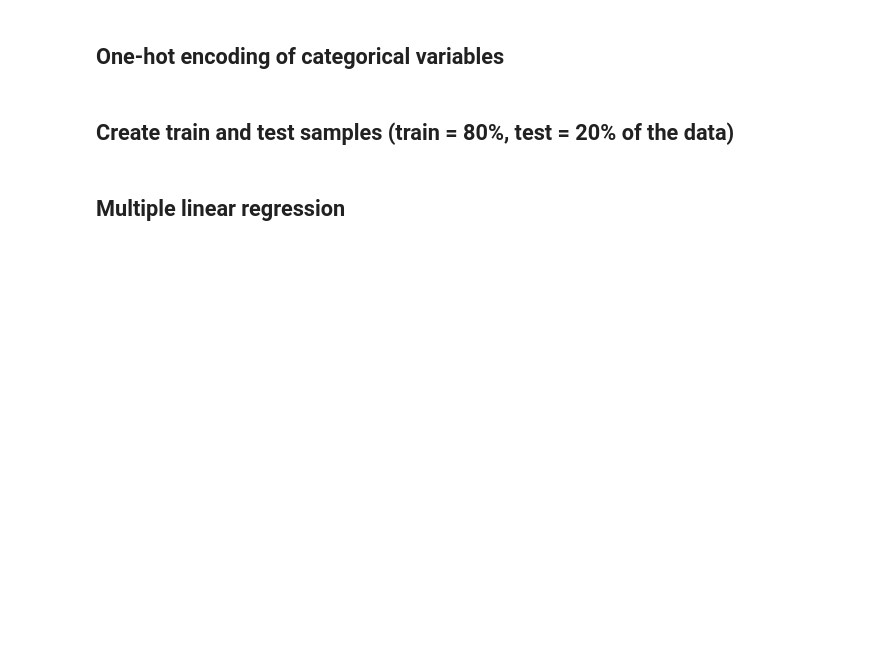
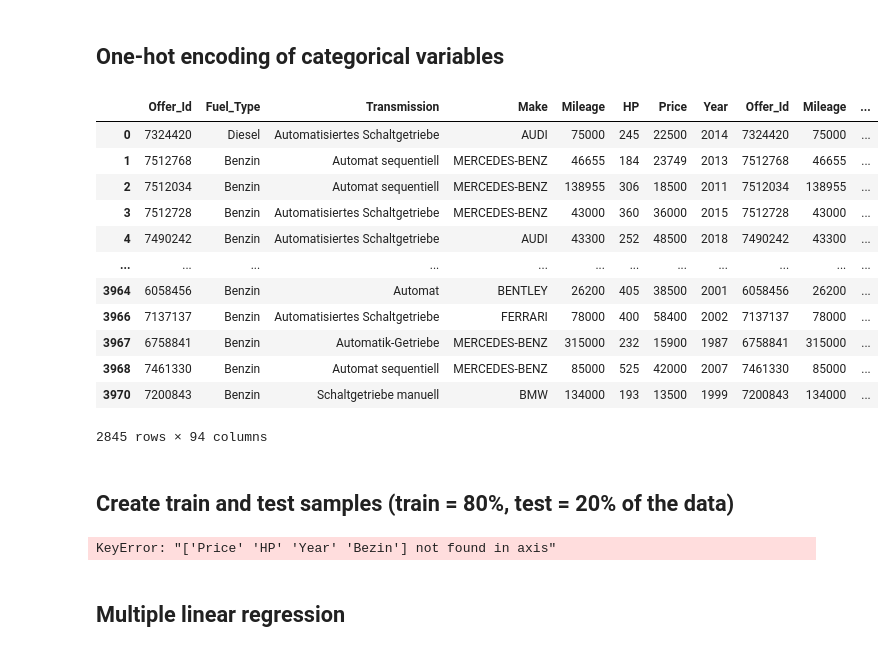
Before and after one commit to mario-gellrich-zhaw/data_analytics, a Jupyter notebook: WTYK/LC_08/regression_analysis.ipynb, the cells around one changed output. Saved outputs shown, nothing was run; the diff lists cells and outputs as text; code cells hidden in the pictures; blank space fills up the shorter version.

```diff
--- a/WTYK/LC_08/regression_analysis.ipynb
+++ b/WTYK/LC_08/regression_analysis.ipynb
@@ -82,8 +82,24 @@ df
 ## One-hot encoding of categorical variables
 # %%
 # Perform one-hot encoding
-
+one_hot_enconded = pd.get_dummies(df, columns=['Make', 'Fuel_Type', 'Transmission'])
 
 # Concatenate the new one-hot encoded columns with the original DataFrame
+one_hot_enconded = pd.concat([df, one_hot_enconded], axis=1)
+one_hot_enconded
+# %% [output]
+|  | Offer_Id | Fuel_Type | Transmission | Make | Mileage | HP | Price | Year | Offer_Id | Mileage | ... |
+| 0 | 7324420 | Diesel | Automatisiertes Schaltgetriebe | AUDI | 75000 | 245 | 22500 | 2014 | 7324420 | 75000 | ... |
+| 1 | 7512768 | Benzin | Automat sequentiell | MERCEDES-BENZ | 46655 | 184 | 23749 | 2013 | 7512768 | 46655 | ... |
+| 2 | 7512034 | Benzin | Automat sequentiell | MERCEDES-BENZ | 138955 | 306 | 18500 | 2011 | 7512034 | 138955 | ... |
+| 3 | 7512728 | Benzin | Automatisiertes Schaltgetriebe | MERCEDES-BENZ | 43000 | 360 | 36000 | 2015 | 7512728 | 43000 | ... |
+| 4 | 7490242 | Benzin | Automatisiertes Schaltgetriebe | AUDI | 43300 | 252 | 48500 | 2018 | 7490242 | 43300 | ... |
+| ... | ... | ... | ... | ... | ... | ... | ... | ... | ... | ... | ... |
+| 3964 | 6058456 | Benzin | Automat | BENTLEY | 26200 | 405 | 38500 | 2001 | 6058456 | 26200 | ... |
+| 3966 | 7137137 | Benzin | Automatisiertes Schaltgetriebe | FERRARI | 78000 | 400 | 58400 | 2002 | 7137137 | 78000 | ... |
+| 3967 | 6758841 | Benzin | Automatik-Getriebe | MERCEDES-BENZ | 315000 | 232 | 15900 | 1987 | 6758841 | 315000 | ... |
+| 3968 | 7461330 | Benzin | Automat sequentiell | MERCEDES-BENZ | 85000 | 525 | 42000 | 2007 | 7461330 | 85000 | ... |
+| 3970 | 7200843 | Benzin | Schaltgetriebe manuell | BMW | 134000 | 193 | 13500 | 1999 | 7200843 | 134000 | ... |
+2845 rows × 94 columns
 # %% [markdown]
 ## Create train and test samples (train = 80%, test = 20% of the data)
@@ -98,3 +106,19 @@ df
+# %%
+# Create train and test samples
+X_train, X_test, y_train, y_test = train_test_split(one_hot_enconded.drop(['Price', "HP", "Year", "Bezin"], axis=1),
+                                                    one_hot_enconded['Price'],
+                                                    test_size=0.20,
+                                                    random_state=42)
+
+# Show X_train
+print(X_train)
+print(X_train.head(), '\n')
+
+# Show y_train
+print("y_train")
+print(y_train.head())
+# %% [output]
+KeyError: "['Price' 'HP' 'Year' 'Bezin'] not found in axis"
 # %% [markdown]
 ## Multiple linear regression
 # %%
```
Also changed, not shown: parts of 3 cells of this notebook.
